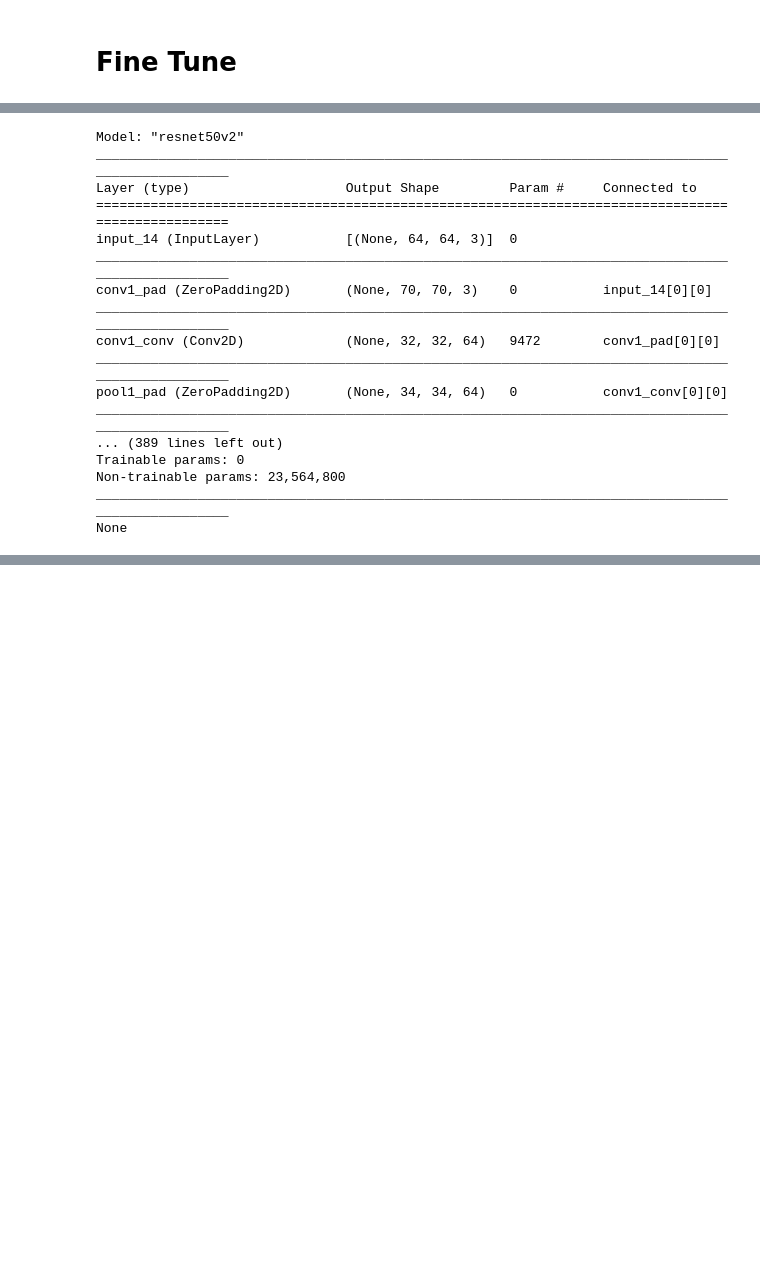
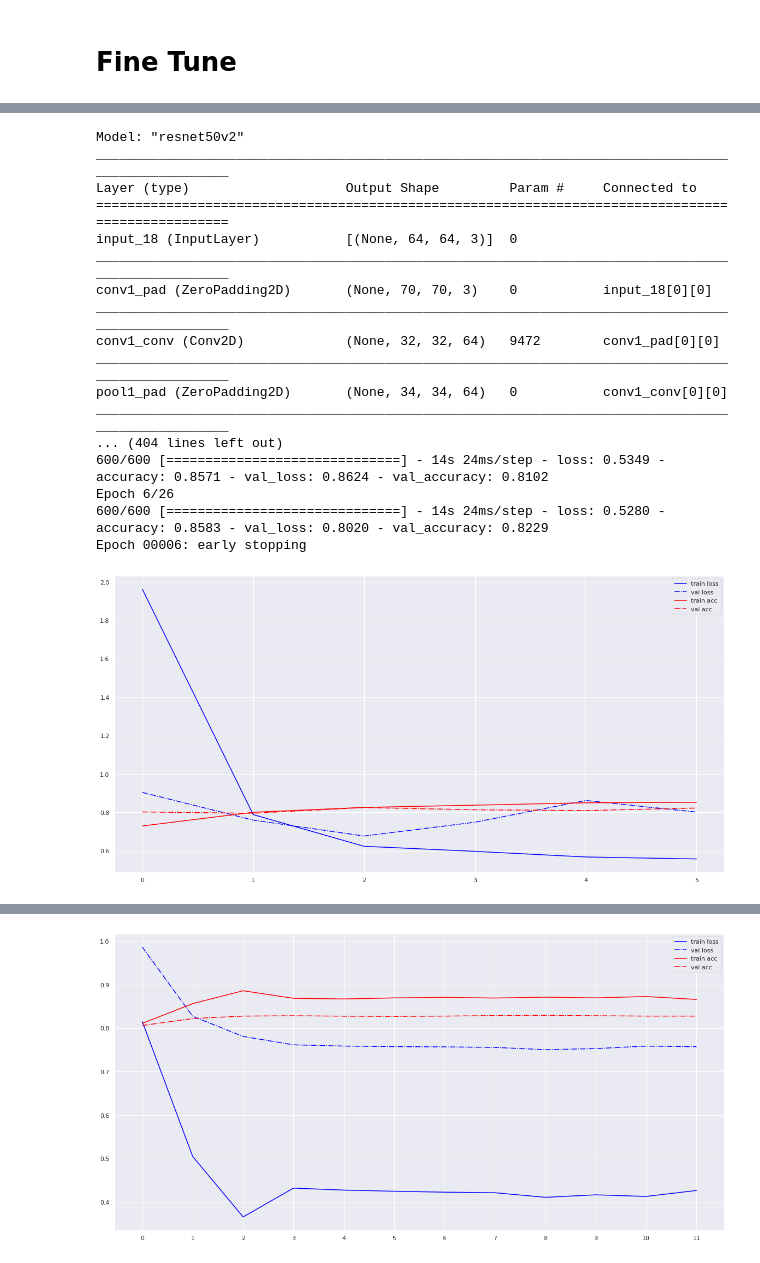
Before and after one commit to rajbircit/assignments, a Jupyter notebook: dl_a2/pretrained.ipynb, the cells around one changed output, grey strips where cells are left out. Drawn from its saved outputs; the diff is of its cells as text; code cells hidden in the pictures; blank space fills up the shorter version.

```diff
--- a/dl_a2/pretrained.ipynb
+++ b/dl_a2/pretrained.ipynb
@@ -781,33 +860,36 @@ None
 # %%
 gc.collect()
 gc.collect()
+
 resnet50_ft = tf.keras.applications.ResNet50V2(\
                                           include_top=False,\
                                           weights='imagenet',\
                                           input_shape=trainX[0].shape)
 
 resnet50_ft.trainable = False
 print(resnet50_ft.summary())
 
 myModel = ShallowNet.build(resnet50_ft.output_shape, n_classes)
 
 resnet50_combined_model, resnet50_combined_history = combine_and_train_finetune(resnet50_ft, myModel, trainX, trainY, valX, valY, 26, 'conv5_block3_1_conv')
-resnet50_acc.append(max(resnet50_combined_history.history['val_accuracy'])
+resnet50_acc.append(max(resnet50_combined_history.history['val_accuracy']))
+print_all_saved_accuracies()
 # %% [output]
 Model: "resnet50v2"
 __________________________________________________________________________________________________
 Layer (type)                    Output Shape         Param #     Connected to
 ==================================================================================================
-input_14 (InputLayer)           [(None, 64, 64, 3)]  0
+input_18 (InputLayer)           [(None, 64, 64, 3)]  0
 __________________________________________________________________________________________________
-conv1_pad (ZeroPadding2D)       (None, 70, 70, 3)    0           input_14[0][0]
+conv1_pad (ZeroPadding2D)       (None, 70, 70, 3)    0           input_18[0][0]
 __________________________________________________________________________________________________
 conv1_conv (Conv2D)             (None, 32, 32, 64)   9472        conv1_pad[0][0]
 __________________________________________________________________________________________________
 pool1_pad (ZeroPadding2D)       (None, 34, 34, 64)   0           conv1_conv[0][0]
 __________________________________________________________________________________________________
-... (389 lines left out)
-Trainable params: 0
-Non-trainable params: 23,564,800
-__________________________________________________________________________________________________
-None
+... (404 lines left out)
+600/600 [==============================] - 14s 24ms/step - loss: 0.5349 - accuracy: 0.8571 - val_loss: 0.8624 - val_accuracy: 0.8102
+Epoch 6/26
+600/600 [==============================] - 14s 24ms/step - loss: 0.5280 - accuracy: 0.8583 - val_loss: 0.8020 - val_accuracy: 0.8229
+Epoch 00006: early stopping
+[figure, added]
@@ -813,0 +913 @@ None
+[figure, added]
```
Also changed, not shown: parts of 19 cells of this notebook.
